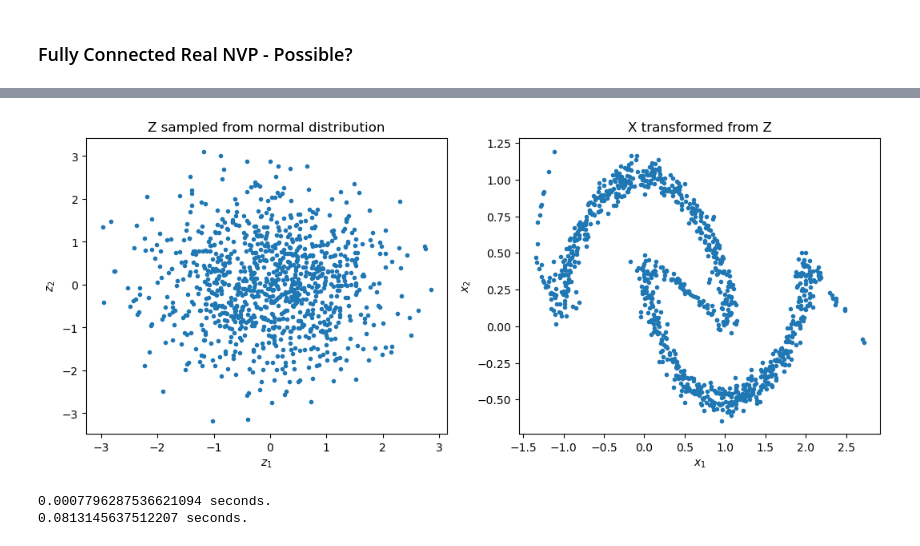
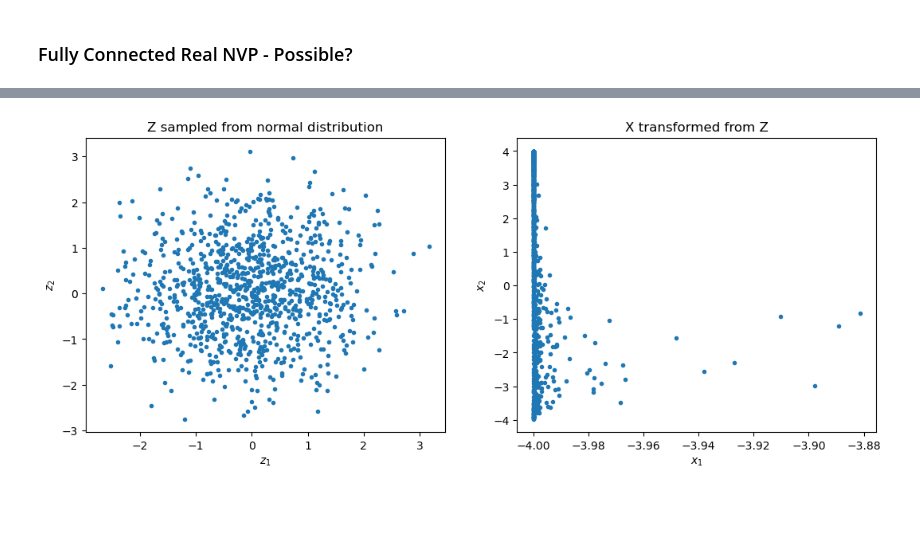
Before and after one commit to jacketdembys/wcci24, a Jupyter notebook: possible/real_nvp_simple_1.ipynb, the cells around one changed output, grey strips where cells are left out. Cells and saved outputs as stored; diff of their text form; code cells hidden in the pictures; blank space fills up the shorter version.

```diff
--- a/possible/real_nvp_simple_1.ipynb
+++ b/possible/real_nvp_simple_1.ipynb
@@ -406,7 +406,7 @@ masks = [[1.0, 0.0],
 hidden_dim = 128
 
 ## construct the RealNVP_2D object
-realNVP_type = "analytical" # analytical, numerical
+realNVP_type = "numerical" # analytical, numerical
 if realNVP_type == "analytical":
     realNVP = RealNVP_2D(masks, hidden_dim)
 elif realNVP_type == "numerical":
@@ -542,7 +542,7 @@ if realNVP_type == "analytical":
 elif realNVP_type == "numerical":
     realNVP_test = RealNVP_2D_NJ(masks, hidden_dim).to(device)
 
-weights_file = save_path+"/epoch_4999.pth"
+weights_file = save_path+"/epoch_299.pth"
 
 state_dict = realNVP_test.state_dict()
 for n, p in torch.load(weights_file, map_location=lambda storage, loc: storage).items():
@@ -550,34 +550,42 @@ for n, p in torch.load(weights_file, map_location=lambda storage, loc: storage).
         state_dict[n].copy_(p)
     else:
         raise KeyError(n)
+
+
+
+SEED = 3
+np.random.seed(SEED)
+torch.manual_seed(SEED)
+torch.cuda.manual_seed(SEED)
+torch.backends.cudnn.deterministic = True
 
 
 z = torch.normal(0, 1, size = (1000, 2)).to(device = device)
 if realNVP_type == "analytical":
     X, _ = realNVP_test(z)
 elif realNVP_type == "numerical":
     X, _, _ = realNVP_test(z)
 
 X = X.cpu().detach().numpy()
 z = z.cpu().detach().numpy()
 
 fig = plt.figure(2, figsize = (12.8, 4.8))
 fig.clf()
 plt.subplot(1,2,1)
 plt.plot(z[:,0], z[:,1], ".")
 plt.title("Z sampled from normal distribution")
 plt.xlabel(r"$z_1$")
 plt.ylabel(r"$z_2$")
 
 plt.subplot(1,2,2)
 plt.plot(X[:,0], X[:,1], ".")
 plt.title("X transformed from Z")
 plt.xlabel(r"$x_1$")
 plt.ylabel(r"$x_2$")
 
 plt.show()
 # %% [output]
-[figure, old version]
+[figure, new version]
 # %%
 # checking determinant computational cost
 st = time.time()
@@ -589,6 +597,3 @@ st = time.time()
 detJ = torch.linalg.det(J.to(device))
 et = time.time()
 print("{} seconds.".format(et-st))
-# %% [output]
-0.0007796287536621094 seconds.
-0.0813145637512207 seconds.
```
Also changed, not shown: parts of 1 cell of this notebook, 35 other files.
